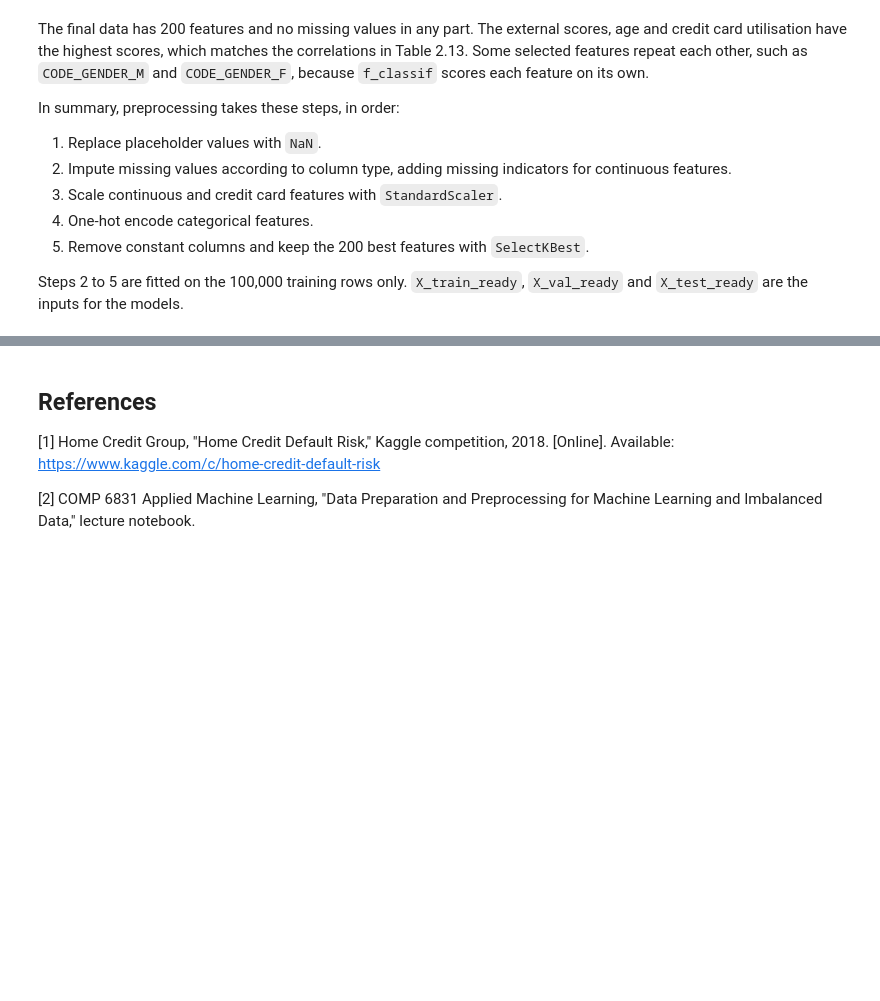
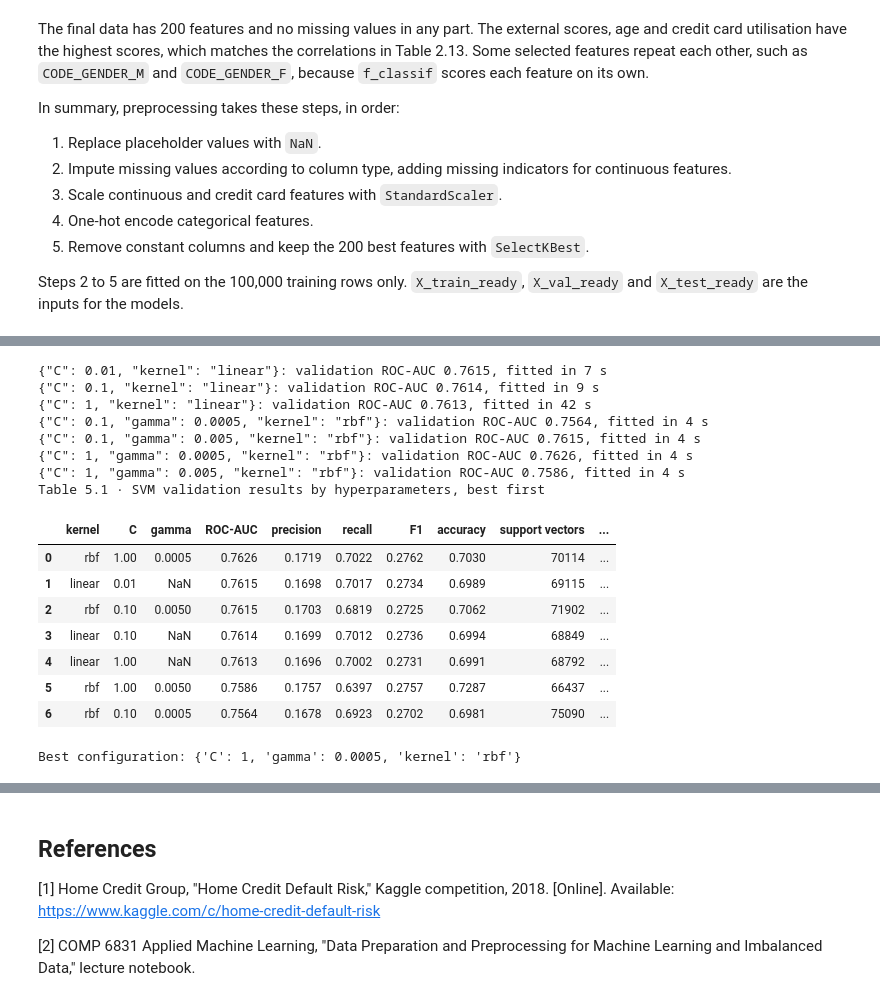
Before and after one commit to AndyChhuon/HomeCreditDefaultRisk, a Jupyter notebook: home_credit.ipynb, the cells around one changed output, grey strips where cells are left out. Drawn from its saved outputs; the diff is of its cells as text; code cells hidden in the pictures; blank space fills up the shorter version.

```diff
--- a/home_credit.ipynb
+++ b/home_credit.ipynb
@@ -1249,0 +1413,48 @@ Steps 2 to 5 are fitted on the 100,000 training rows only. `X_train_ready`, `X_v
+# %%
+svm_records = pd.read_csv(SVM_RESULTS_PATH).to_dict("records") if SVM_RESULTS_PATH.exists() else []
+finished = {record["config"] for record in svm_records}
+
+for config in svm_configs:
+    label = json.dumps(config, sort_keys=True)
+    if label in finished:
+        print(f"Already finished: {label}")
+        continue
+
+    start = time.perf_counter()
+    model = fit_svm(config)
+    fit_seconds = time.perf_counter() - start
+
+    metrics = classification_metrics(y_val_svm, decision_scores(model, X_val_svm))
+    svm_records.append({
+        "config": label, "kernel": config["kernel"], "C": config["C"], "gamma": config.get("gamma", np.nan),
+        **metrics, "support vectors": int(model.support_.shape[0]), "fit time (s)": fit_seconds,
+    })
+    pd.DataFrame(svm_records).to_csv(SVM_RESULTS_PATH, index=False)
+    print(f"{label}: validation ROC-AUC {metrics['ROC-AUC']:.4f}, fitted in {fit_seconds:.0f} s")
+    del model  # free GPU memory before the next candidate
+
+current_labels = [json.dumps(config, sort_keys=True) for config in svm_configs]
+svm_tuning = pd.DataFrame(svm_records).query("config in @current_labels").sort_values("ROC-AUC", ascending=False)
+best_svm_config = json.loads(svm_tuning.iloc[0]["config"])
+
+print("Table 5.1 · SVM validation results by hyperparameters, best first")
+display(svm_tuning.drop(columns="config").reset_index(drop=True).round(4))
+print(f"Best configuration: {best_svm_config}")
+# %% [output]
+{"C": 0.01, "kernel": "linear"}: validation ROC-AUC 0.7615, fitted in 7 s
+{"C": 0.1, "kernel": "linear"}: validation ROC-AUC 0.7614, fitted in 9 s
+{"C": 1, "kernel": "linear"}: validation ROC-AUC 0.7613, fitted in 42 s
+{"C": 0.1, "gamma": 0.0005, "kernel": "rbf"}: validation ROC-AUC 0.7564, fitted in 4 s
+{"C": 0.1, "gamma": 0.005, "kernel": "rbf"}: validation ROC-AUC 0.7615, fitted in 4 s
+{"C": 1, "gamma": 0.0005, "kernel": "rbf"}: validation ROC-AUC 0.7626, fitted in 4 s
+{"C": 1, "gamma": 0.005, "kernel": "rbf"}: validation ROC-AUC 0.7586, fitted in 4 s
+Table 5.1 · SVM validation results by hyperparameters, best first
+|  | kernel | C | gamma | ROC-AUC | precision | recall | F1 | accuracy | support vectors | ... |
+| 0 | rbf | 1.00 | 0.0005 | 0.7626 | 0.1719 | 0.7022 | 0.2762 | 0.7030 | 70114 | ... |
+| 1 | linear | 0.01 | NaN | 0.7615 | 0.1698 | 0.7017 | 0.2734 | 0.6989 | 69115 | ... |
+| 2 | rbf | 0.10 | 0.0050 | 0.7615 | 0.1703 | 0.6819 | 0.2725 | 0.7062 | 71902 | ... |
+| 3 | linear | 0.10 | NaN | 0.7614 | 0.1699 | 0.7012 | 0.2736 | 0.6994 | 68849 | ... |
+| 4 | linear | 1.00 | NaN | 0.7613 | 0.1696 | 0.7002 | 0.2731 | 0.6991 | 68792 | ... |
+| 5 | rbf | 1.00 | 0.0050 | 0.7586 | 0.1757 | 0.6397 | 0.2757 | 0.7287 | 66437 | ... |
+| 6 | rbf | 0.10 | 0.0005 | 0.7564 | 0.1678 | 0.6923 | 0.2702 | 0.6981 | 75090 | ... |
+Best configuration: {'C': 1, 'gamma': 0.0005, 'kernel': 'rbf'}
```
Also changed, not shown: parts of 25 cells of this notebook, 1 other file.
